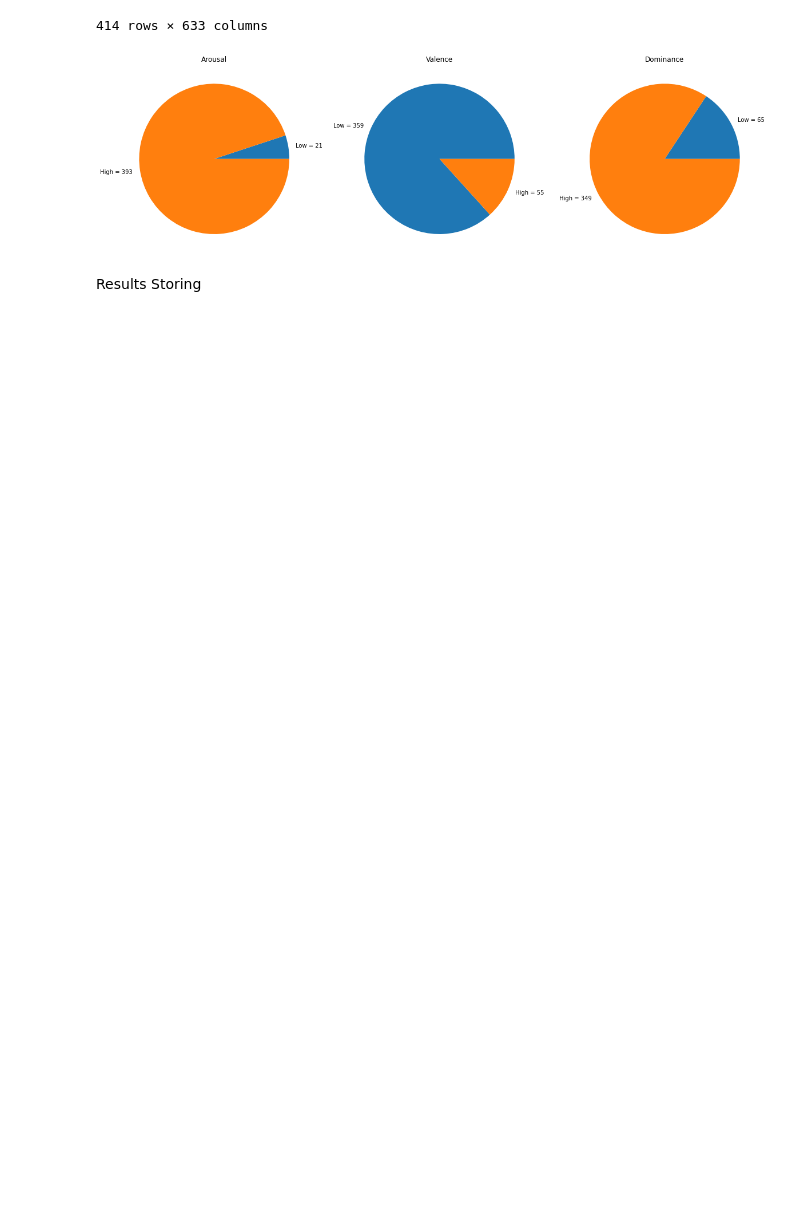
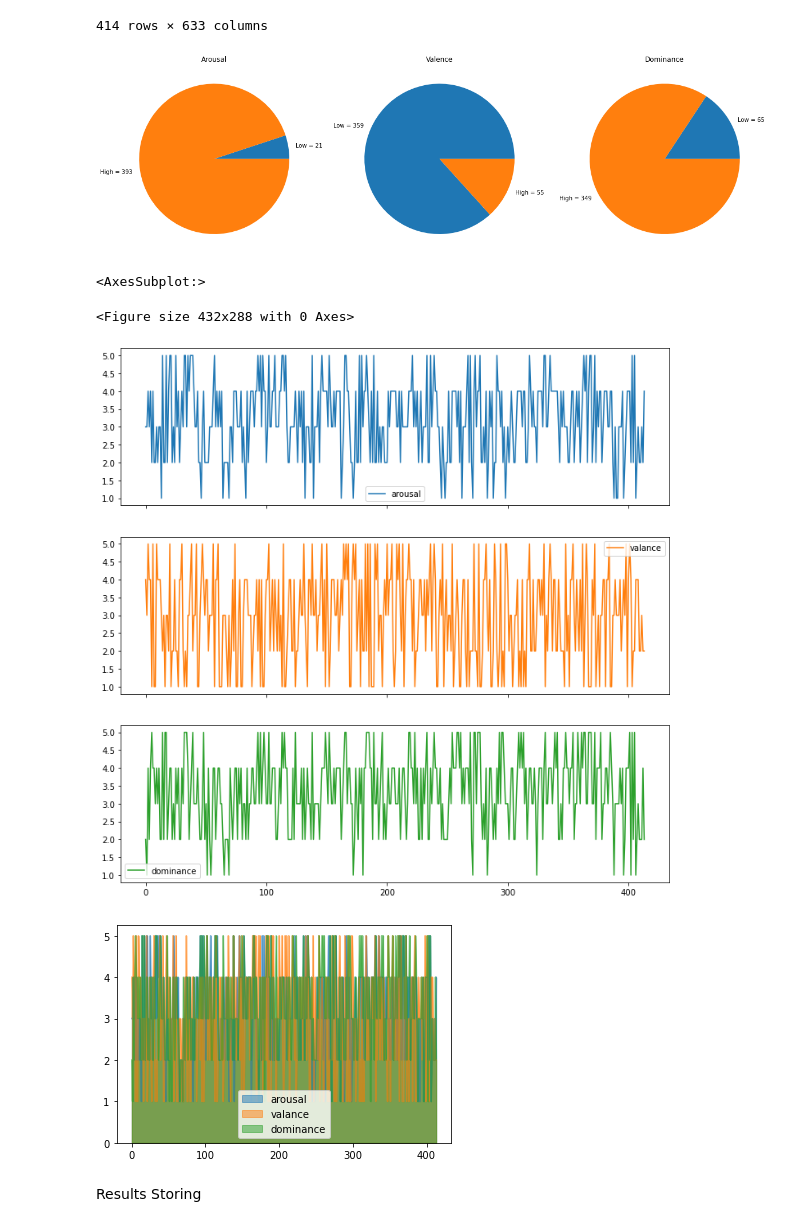
Before and after one commit to MdSakibKhan/Affective_State_Recognition, a Jupyter notebook: Thesis_XGBoost.ipynb, the cells around one changed output. Cells and saved outputs as stored; diff of their text form; code cells hidden in the pictures; blank space fills up the shorter version.

```diff
--- a/Thesis_XGBoost.ipynb
+++ b/Thesis_XGBoost.ipynb
@@ -387,5 +383,22 @@ ax3.set_title('Dominance')
 plt.show()
 # %% [output]
 [figure]
+# %%
+d2 = {
+    "arousal" : AllRatings['Arousal'],
+    "valance" : AllRatings['Valence'],
+    "dominance" : AllRatings['Dominance']
+}
+
+df2 = pd.DataFrame(d2, columns=["arousal","valance","dominance"])
+plt.figure();
+df2.plot(subplots=True, figsize=(12, 12))
+
+df2.plot.area(stacked=False)
+# %% [output]
+<AxesSubplot:>
+<Figure size 432x288 with 0 Axes>
+[figure, added]
+[figure, added]
 # %% [markdown]
 Results Storing
```
Also changed, not shown: parts of 8 cells of this notebook, 3 other files.
